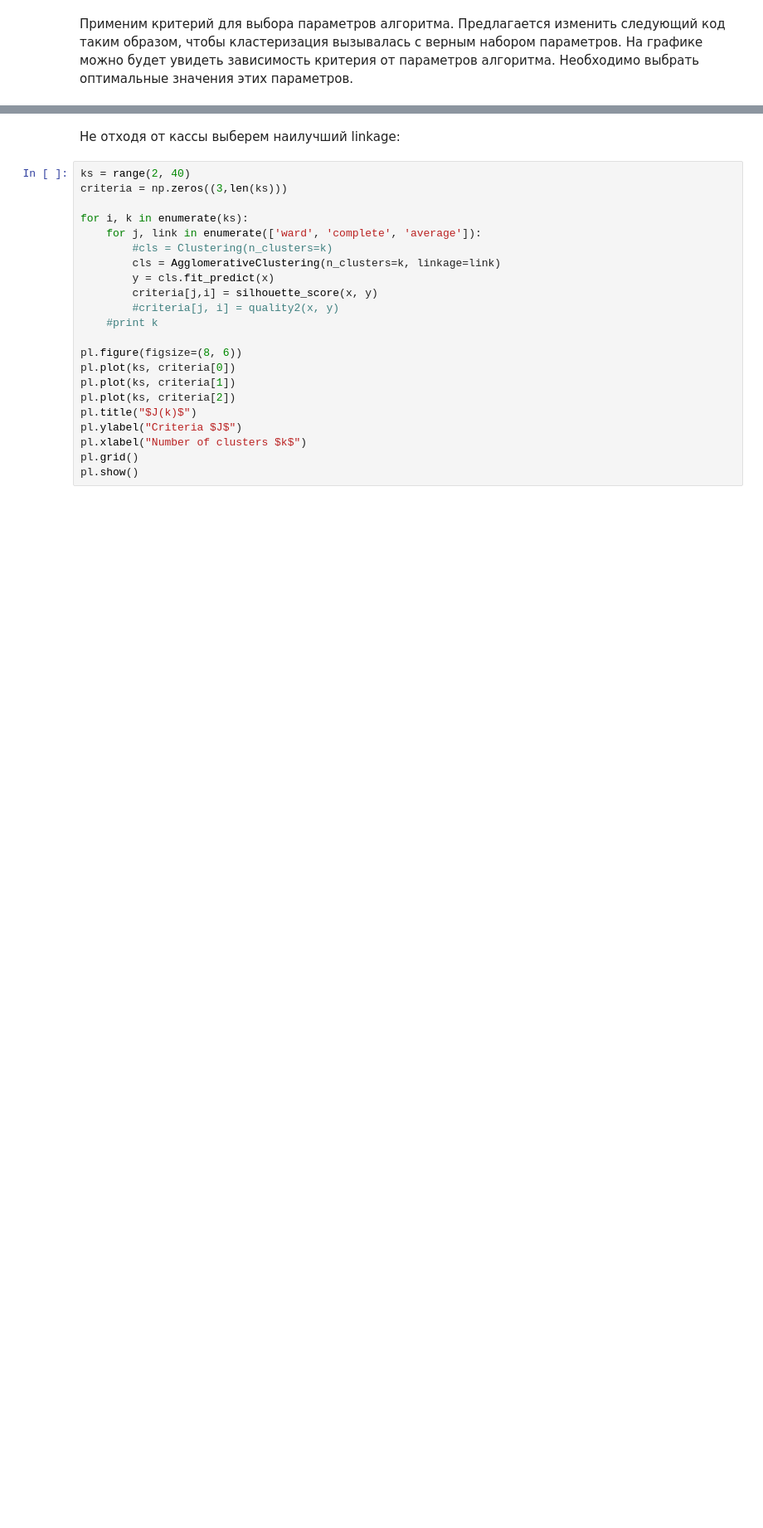
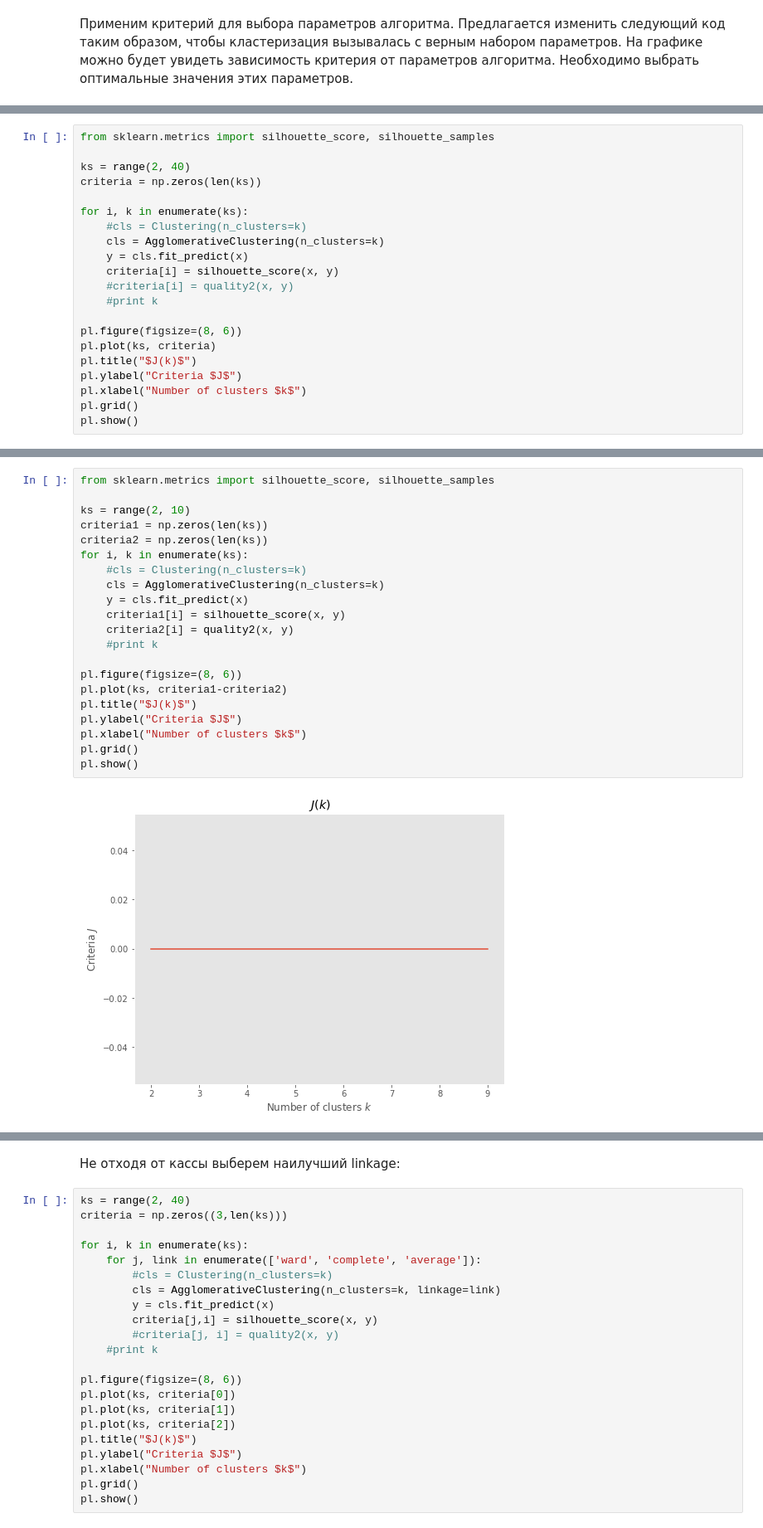
Before and after one commit to rogachevav/ml_hw2, a Jupyter notebook: hw2_rogachev.ipynb, the cells around one changed output, grey strips where cells are left out. Shown at 83% size. Saved outputs shown, nothing was run; the diff lists cells and outputs as text; blank space fills up the shorter version.

```diff
--- a/hw2_rogachev.ipynb
+++ b/hw2_rogachev.ipynb
@@ -445,3 +446,24 @@ pl.grid()
 pl.show()
 # %% [output]
 [figure]
+# %%
+from sklearn.metrics import silhouette_score, silhouette_samples
+
+ks = range(2, 40)
+criteria = np.zeros(len(ks))
+
+for i, k in enumerate(ks):
+    #cls = Clustering(n_clusters=k)
+    cls = AgglomerativeClustering(n_clusters=k)
+    y = cls.fit_predict(x)
+    criteria[i] = silhouette_score(x, y)
+    #criteria[i] = quality2(x, y)
+    #print k
+
+pl.figure(figsize=(8, 6))
+pl.plot(ks, criteria)
+pl.title("$J(k)$")
+pl.ylabel("Criteria $J$")
+pl.xlabel("Number of clusters $k$")
+pl.grid()
+pl.show()
@@ -447,0 +476,23 @@ pl.show()
+# %%
+from sklearn.metrics import silhouette_score, silhouette_samples
+
+ks = range(2, 10)
+criteria1 = np.zeros(len(ks))
+criteria2 = np.zeros(len(ks))
+for i, k in enumerate(ks):
+    #cls = Clustering(n_clusters=k)
+    cls = AgglomerativeClustering(n_clusters=k)
+    y = cls.fit_predict(x)
+    criteria1[i] = silhouette_score(x, y)
+    criteria2[i] = quality2(x, y)
+    #print k
+
+pl.figure(figsize=(8, 6))
+pl.plot(ks, criteria1-criteria2)
+pl.title("$J(k)$")
+pl.ylabel("Criteria $J$")
+pl.xlabel("Number of clusters $k$")
+pl.grid()
+pl.show()
+# %% [output]
+[figure, added]
```
Also changed, not shown: parts of 7 cells of this notebook.
